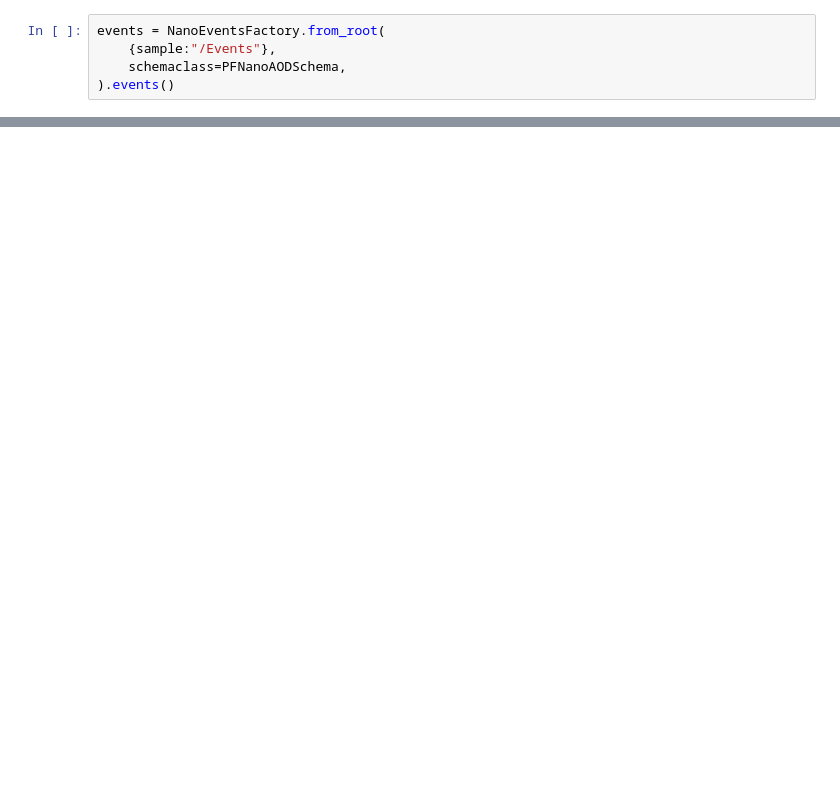
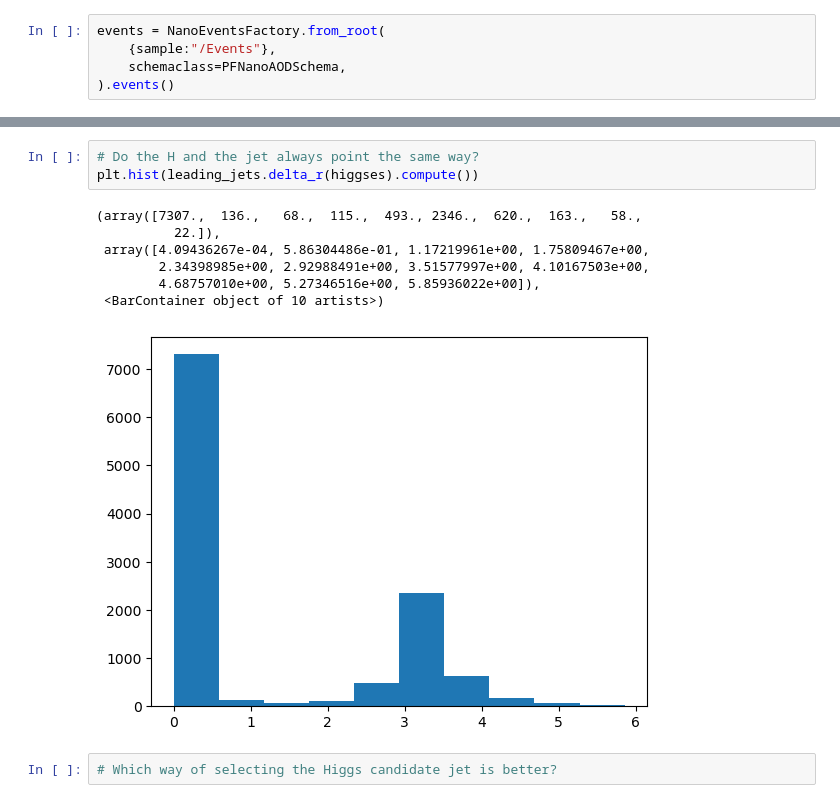
Before and after one commit to strombolini/softdrop-fall24-timofei, a Jupyter notebook: MinimalExample.ipynb, the cells around one changed output, grey strips where cells are left out. Saved outputs shown, nothing was run; the diff lists cells and outputs as text; blank space fills up the shorter version.

```diff
--- a/MinimalExample.ipynb
+++ b/MinimalExample.ipynb
@@ -36,0 +126,13 @@ AttributeError: no field named 'px'
+# %%
+# Do the H and the jet always point the same way?
+plt.hist(leading_jets.delta_r(higgses).compute())
+# %% [output]
+(array([7307.,  136.,   68.,  115.,  493., 2346.,  620.,  163.,   58.,
+          22.]),
+ array([4.09436267e-04, 5.86304486e-01, 1.17219961e+00, 1.75809467e+00,
+        2.34398985e+00, 2.92988491e+00, 3.51577997e+00, 4.10167503e+00,
+        4.68757010e+00, 5.27346516e+00, 5.85936022e+00]),
+ <BarContainer object of 10 artists>)
+[figure, added]
+# %%
+# Which way of selecting the Higgs candidate jet is better?
```
Also changed, not shown: parts of 16 cells of this notebook, 2 other files.
